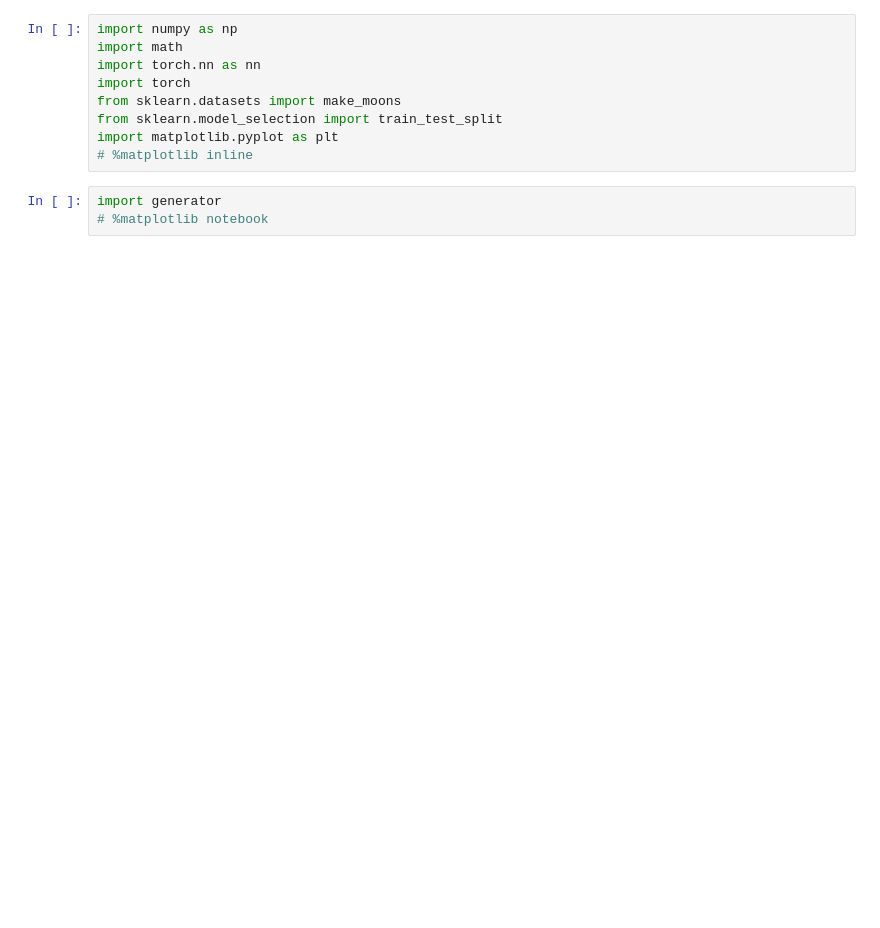
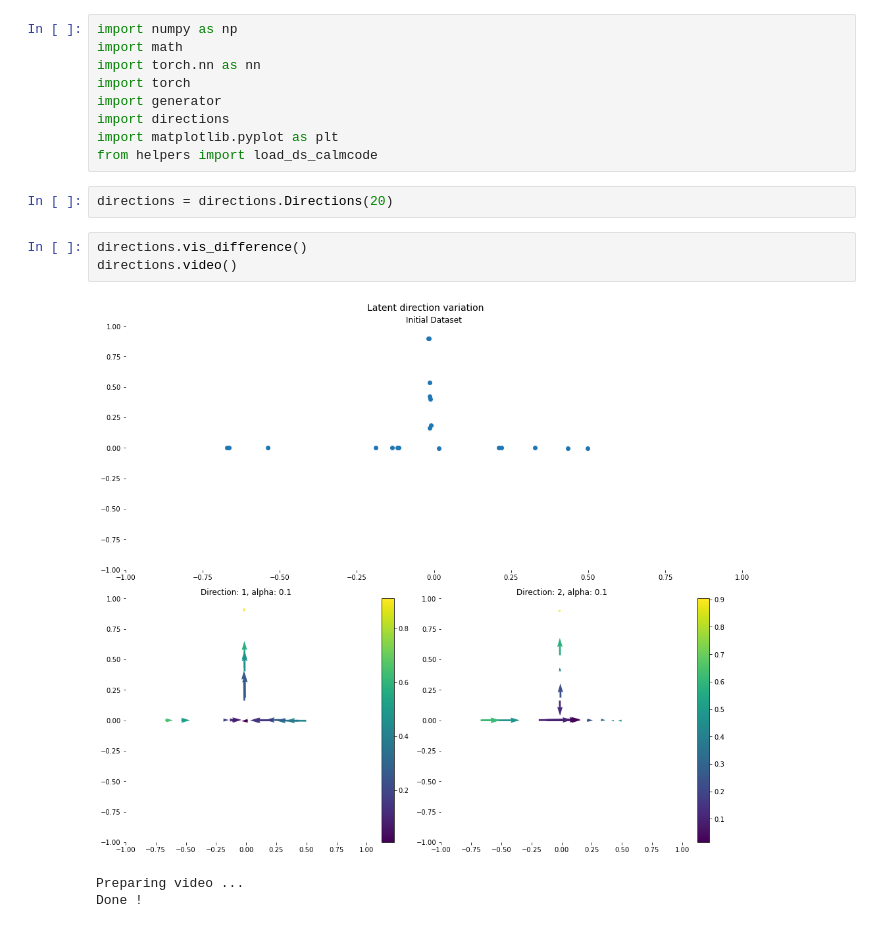
Before and after one commit to AmineCh1/NavGan, a Jupyter notebook: toy_datasets/notebook.ipynb, the cells around one changed output. Saved outputs shown, nothing was run; the diff lists cells and outputs as text; blank space fills up the shorter version.

```diff
--- a/toy_datasets/notebook.ipynb
+++ b/toy_datasets/notebook.ipynb
@@ -3,10 +3,16 @@ import numpy as np
 import math
 import torch.nn as nn
 import torch
-from sklearn.datasets import make_moons
-from sklearn.model_selection import train_test_split
+import generator
+import directions
 import matplotlib.pyplot as plt
-# %matplotlib inline
+from helpers import load_ds_calmcode
-# %%
-import generator
-# %matplotlib notebook
+# %%
+directions = directions.Directions(20)
+# %%
+directions.vis_difference()
+directions.video()
+# %% [output]
+[figure, added]
+Preparing video ...
+Done !
```
Also changed, not shown: parts of 7 cells of this notebook, 51 other files.
